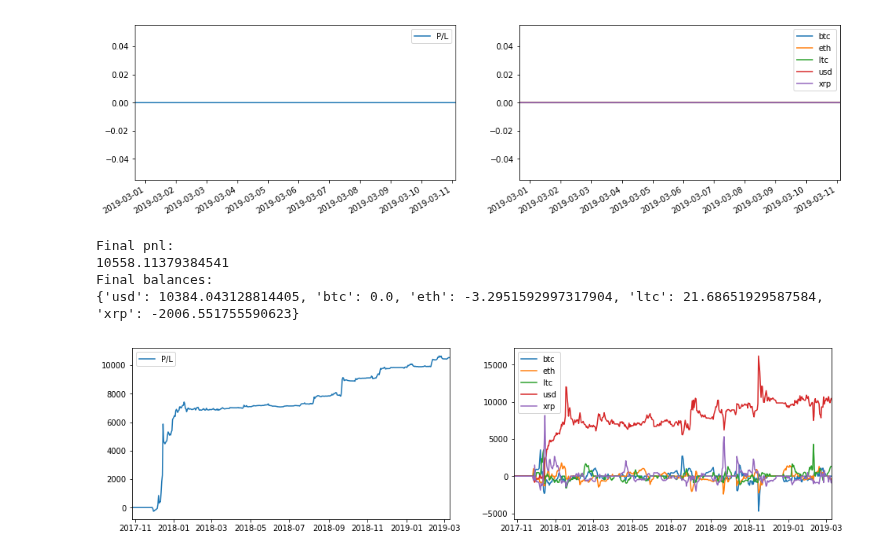
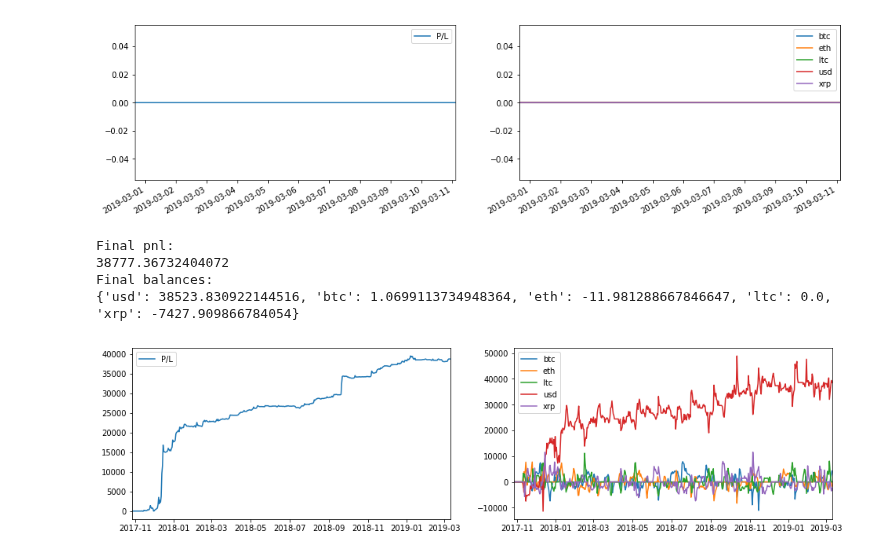
Before and after one commit to cambrian/quant, a Jupyter notebook: research/analysis.ipynb, the cells around one changed output. Saved outputs shown, nothing was run; the diff lists cells and outputs as text; code cells hidden in the pictures.

```diff
--- a/research/analysis.ipynb
+++ b/research/analysis.ipynb
@@ -103,7 +100,7 @@ def plot_results(results):
     print(results[-1]['balances'])
     fig, axs = plt.subplots(1,2, figsize=(16, 4))
     balance_values = pd.DataFrame([x['balance_values'] for x in results], index = [x['date'] for x in results])
-    pnls = pd.DataFrame([{ 'P/L': x['pnl']} for x in results], index = [x['date'] for x in results])
+    pnls = pd.DataFrame([x['pnl'] for x in results], index = [x['date'] for x in results], columns = ['P/L'])
     pnls.plot(ax=axs[0])
     balance_values.plot(ax=axs[1])
     plt.show()
@@ -121,7 +118,7 @@ Final balances:
 from strategy import MovingAverage
 from numpy_ringbuffer import RingBuffer
 
-class S(Strategy):
+class StatArb(Strategy):
     def __init__(self, correlation_window_size, movement_half_life, size, min_edge = 0, max_edge = 1e100, correlation_subsampling = 1):
         '''edges are expressed in std deviations of the currency price
         size is $ per std dev. of edge
@@ -154,39 +151,39 @@ class S(Strategy):
         df = pd.DataFrame(np.array(self.moving_prices_history), columns = prices.index)
 
         # subsampling
-        df = df.groupby(np.arange(len(df))//self.correlation_subsampling).mean()
+        df = df.groupby(np.arange(len(df)) // self.correlation_subsampling).mean()
 
         # Calaculates fair movements by averaging correlated movements between all pairs, weighted by r^2
         # Concretely:
         # fair_btc_movement =
         #   (btc_movment
         #    + eth_movement * r_eth^3 * stddev_btc/stddev_eth
         #    + ltc_movement * r_ltc^3 * stddev_btc/stddev_ltc
         #    + xrp_movement * r_xrp^3 * stddev_btc/stddev_xrp)
         #   / (1 + r_eth^2 + r_ltc^2 + r_xrp^2)
 
         # compute fairs, edges
         stddevs = df.std()
         corr = df.corr()
         deltas = prices - df.mean()
         predicted_deltas = (deltas * corr).mul(stddevs, axis=0).div(stddevs, axis=1)
         confidences = corr ** 2
         fair_deltas = (predicted_deltas * confidences).sum(axis=1) / confidences.sum(axis=1)
         edges = (deltas - fair_deltas) / stddevs
 
         # turn fairs into orders
         orders = {}
         for (pair, edge) in edges.items():
             currency = pair.partition('_')[0]
             orders[pair] = self.desired_balance_value(edges[pair]) / prices[pair] - balances[currency]
 
         return orders
 
-plot_results(evaluate(S(correlation_window_size = 32, movement_half_life = 3, size = 1000, min_edge = 0.25), data))
+plot_results(evaluate(StatArb(correlation_window_size = 16, movement_half_life = 1, size = 5000, min_edge = 0.25), data))
 # %% [output]
 Final pnl:
-10558.11379384541
+38777.36732404072
 Final balances:
-{'usd': 10384.043128814405, 'btc': 0.0, 'eth': -3.2951592997317904, 'ltc': 21.68651929587584, 'xrp': -2006.551755590623}
+{'usd': 38523.830922144516, 'btc': 1.0699113734948364, 'eth': -11.981288667846647, 'ltc': 0.0, 'xrp': -7427.909866784054}
-[figure, old version]
+[figure, new version]
 # %%
```
Also changed, not shown: parts of 3 cells of this notebook.
